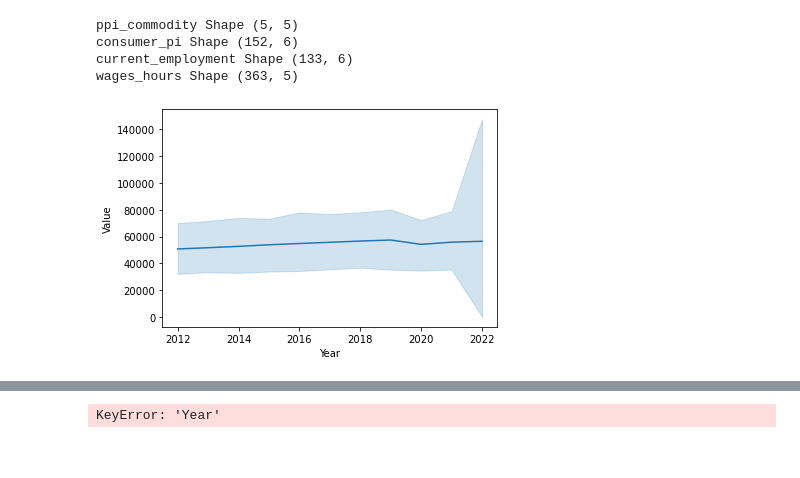
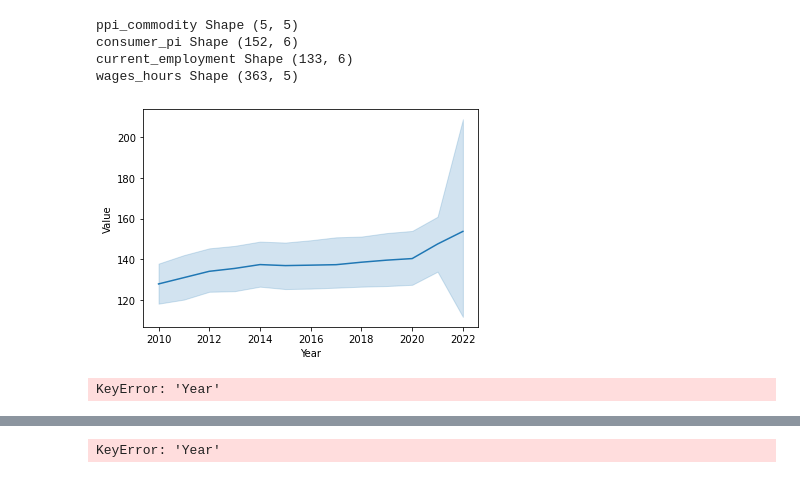
Before and after one commit to techthumb1/bls_project, a Jupyter notebook: notebooks/bls_data_tool.ipynb, the cells around one changed output, grey strips where cells are left out. Saved outputs shown, nothing was run; the diff lists cells and outputs as text; code cells hidden in the pictures.

```diff
--- a/notebooks/bls_data_tool.ipynb
+++ b/notebooks/bls_data_tool.ipynb
@@ -273,7 +359,12 @@ ppi_commodity Shape (5, 5)
 consumer_pi Shape (152, 6)
 current_employment Shape (133, 6)
 wages_hours Shape (363, 5)
+# %%
+# Consumer spending in the midwest
+sns.lineplot(midwest_cpi['Year'], midwest_cpi['Value']);
+# %% [output]
+[figure, added]
 # %%
-sns.lineplot(emp_hours['Year'], emp_hours['Value']);
+sns.lineplot(cpi['Year'], cpi['Value']);
 # %% [output]
-[figure, removed]
+KeyError: 'Year'
```
Also changed, not shown: parts of 13 cells of this notebook, 4 other files.
